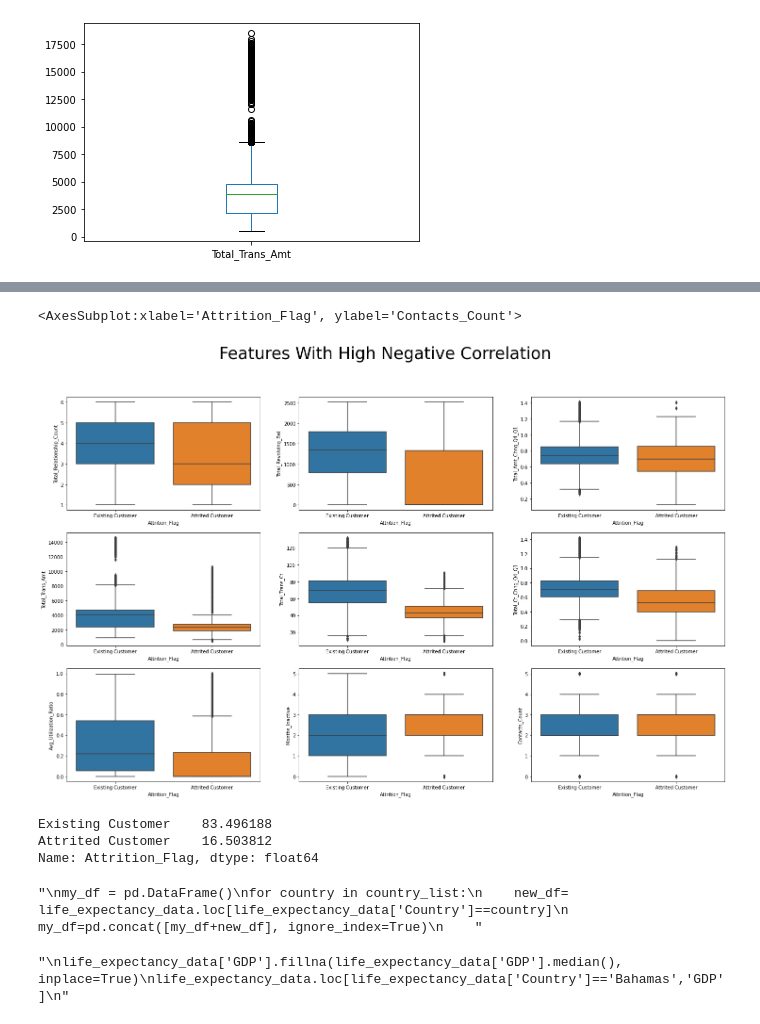
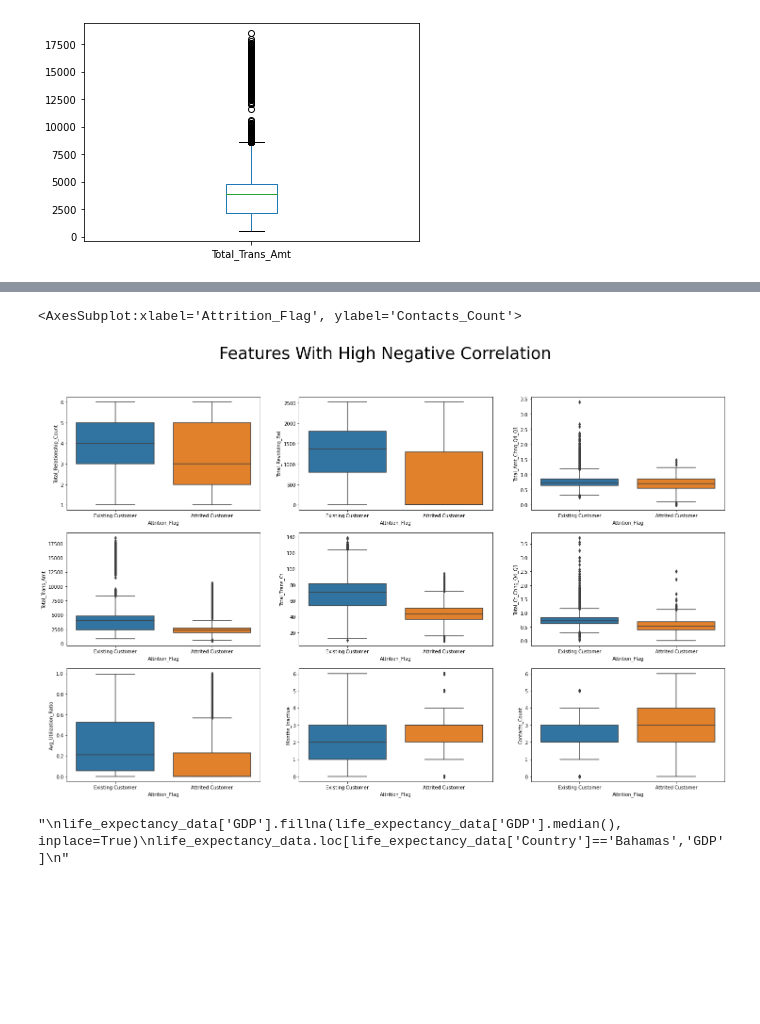
Before and after one commit to ahmedshahjahan/Data-Science-Capstone-Project-Credit-Card-Churn-Prediction, a Jupyter notebook: Notebook/Bank_Churners_Prediction.ipynb, the cells around one changed output, grey strips where cells are left out. Cells and saved outputs as stored; diff of their text form; code cells hidden in the pictures; blank space fills up the shorter version.

```diff
--- a/Notebook/Bank_Churners_Prediction.ipynb
+++ b/Notebook/Bank_Churners_Prediction.ipynb
@@ -155 +163,4 @@ Avg_Utilization_Ratio       0
 dtype: int64
+# %%
+churn_df['Dependent_Count'].fillna(churn_df['Dependent_Count'].median(), inplace=True)
+churn_df.isnull().sum()
@@ -155,0 +203,4 @@ dtype: int64
+# %%
+# Drop duplicate row
+churn_df.drop_duplicates(inplace=True)
+print(churn_df[churn_df.duplicated()])
@@ -155,0 +248,2 @@ dtype: int64
+# %%
+churn_df = churn_df.loc[churn_df['Gender']!='U']
@@ -155,0 +335,3 @@ dtype: int64
+# %%
+# dropping particular rows containing 0 credit limit
+churn_df = churn_df.loc[churn_df['Credit_Limit']>500]
@@ -391,26 +490,19 @@ plt.show()
 # %%
 #visualizing the features whigh positive and negative correlation
 figure, axes = plt.subplots(nrows=3, ncols=3, figsize=(25,15))
 figure.suptitle('Features With High Negative Correlation', size=35)
-sns.boxplot(x="Attrition_Flag", y="Total_Relationship_Count", data=final_df, ax=axes[0,0])
-sns.boxplot(x="Attrition_Flag", y="Total_Revolving_Bal", data=final_df, ax=axes[0,1])
-sns.boxplot(x="Attrition_Flag", y="Total_Amt_Chng_Q4_Q1", data=final_df, ax=axes[0,2])
-sns.boxplot(x="Attrition_Flag", y="Total_Trans_Amt", data=final_df, ax=axes[1,0])
-sns.boxplot(x="Attrition_Flag", y="Total_Trans_Ct", data=final_df, ax=axes[1,1])
-sns.boxplot(x="Attrition_Flag", y="Total_Ct_Chng_Q4_Q1", data=final_df, ax=axes[1,2])
-sns.boxplot(x="Attrition_Flag", y="Avg_Utilization_Ratio", data=final_df, ax=axes[2,0])
-sns.boxplot(x="Attrition_Flag", y="Months_Inactive", data=final_df, ax=axes[2,1])
-sns.boxplot(x="Attrition_Flag", y="Contacts_Count", data=final_df, ax=axes[2,2])
+sns.boxplot(x="Attrition_Flag", y="Total_Relationship_Count", data=churn_df, ax=axes[0,0])
+sns.boxplot(x="Attrition_Flag", y="Total_Revolving_Bal", data=churn_df, ax=axes[0,1])
+sns.boxplot(x="Attrition_Flag", y="Total_Amt_Chng_Q4_Q1", data=churn_df, ax=axes[0,2])
+sns.boxplot(x="Attrition_Flag", y="Total_Trans_Amt", data=churn_df, ax=axes[1,0])
+sns.boxplot(x="Attrition_Flag", y="Total_Trans_Ct", data=churn_df, ax=axes[1,1])
+sns.boxplot(x="Attrition_Flag", y="Total_Ct_Chng_Q4_Q1", data=churn_df, ax=axes[1,2])
+sns.boxplot(x="Attrition_Flag", y="Avg_Utilization_Ratio", data=churn_df, ax=axes[2,0])
+sns.boxplot(x="Attrition_Flag", y="Months_Inactive", data=churn_df, ax=axes[2,1])
+sns.boxplot(x="Attrition_Flag", y="Contacts_Count", data=churn_df, ax=axes[2,2])
 # %% [output]
 <AxesSubplot:xlabel='Attrition_Flag', ylabel='Contacts_Count'>
-[figure, old version]
+[figure, new version]
-# %%
-# df['gender'].value_counts(normalize=True) * 100
-final_df['Attrition_Flag'].value_counts(normalize=True) * 100
-# %% [output]
-Existing Customer    83.496188
-Attrited Customer    16.503812
-Name: Attrition_Flag, dtype: float64
 # %%
 # Not Working
 """
@@ -419,15 +511,12 @@ for country in country_list:
     new_df= life_expectancy_data.loc[life_expectancy_data['Country']==country]
     my_df=pd.concat([my_df+new_df], ignore_index=True)
     """
+"""
+life_expectancy_data['GDP'].fillna(life_expectancy_data['GDP'].median(), inplace=True)
+life_expectancy_data.loc[life_expectancy_data['Country']=='Bahamas','GDP']
+"""
 # %% [output]
-"\nmy_df = pd.DataFrame()\nfor country in country_list:\n    new_df= life_expectancy_data.loc[life_expectancy_data['Country']==country]\n    my_df=pd.concat([my_df+new_df], ignore_index=True)\n    "
+"\nlife_expectancy_data['GDP'].fillna(life_expectancy_data['GDP'].median(), inplace=True)\nlife_expectancy_data.loc[life_expectancy_data['Country']=='Bahamas','GDP']\n"
-# %%
-"""
-life_expectancy_data['GDP'].fillna(life_expectancy_data['GDP'].median(), inplace=True)
-life_expectancy_data.loc[life_expectancy_data['Country']=='Bahamas','GDP']
-"""
-# %% [output]
-"\nlife_expectancy_data['GDP'].fillna(life_expectancy_data['GDP'].median(), inplace=True)\nlife_expectancy_data.loc[life_expectancy_data['Country']=='Bahamas','GDP']\n"
 # %%
 # save the state_summary separately.
 # df.to_csv('life_exp.csv')
```
Also changed, not shown: parts of 59 cells of this notebook.
